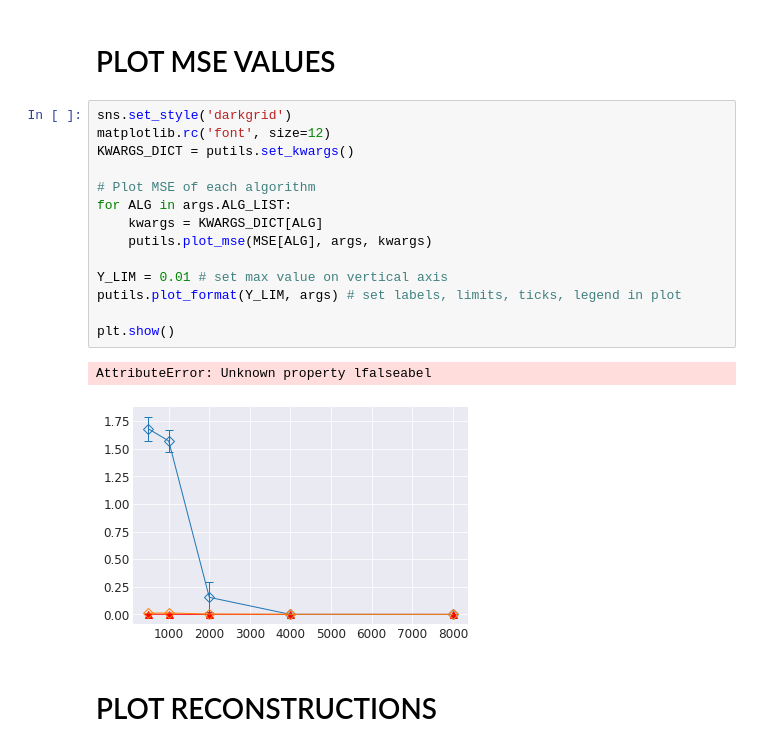
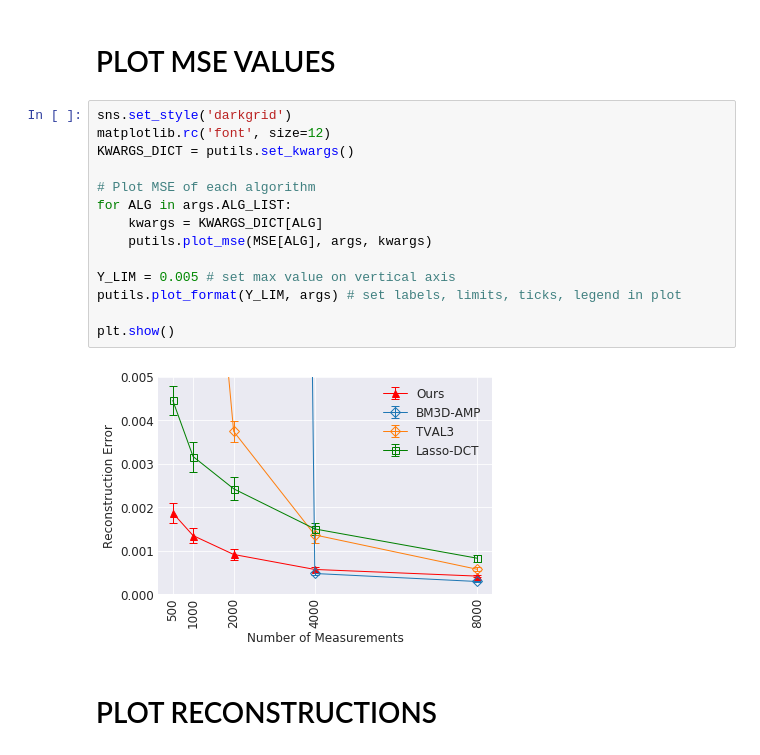
Before and after one commit to davevanveen/compsensing_dip, a Jupyter notebook: plot.ipynb, the cells around one changed output. Drawn from its saved outputs; the diff is of its cells as text.

Commit message:
plot notebook finalized

```diff
--- a/plot.ipynb
+++ b/plot.ipynb
@@ -38,20 +38,19 @@ RECONSTRUCTIONS, MSE = putils.get_plot_data(dataloader, args)
 # %%
 sns.set_style('darkgrid')
 matplotlib.rc('font', size=12)
 KWARGS_DICT = putils.set_kwargs()
 
 # Plot MSE of each algorithm
 for ALG in args.ALG_LIST:
     kwargs = KWARGS_DICT[ALG]
     putils.plot_mse(MSE[ALG], args, kwargs)
 
-Y_LIM = 0.01 # set max value on vertical axis
+Y_LIM = 0.005 # set max value on vertical axis
 putils.plot_format(Y_LIM, args) # set labels, limits, ticks, legend in plot
 
 plt.show()
 # %% [output]
-AttributeError: Unknown property lfalseabel
-[figure, old version]
+[figure, new version]
 # %% [markdown]
 # PLOT RECONSTRUCTIONS
 # %%
```
Also changed, not shown: parts of 1 cell of this notebook.
